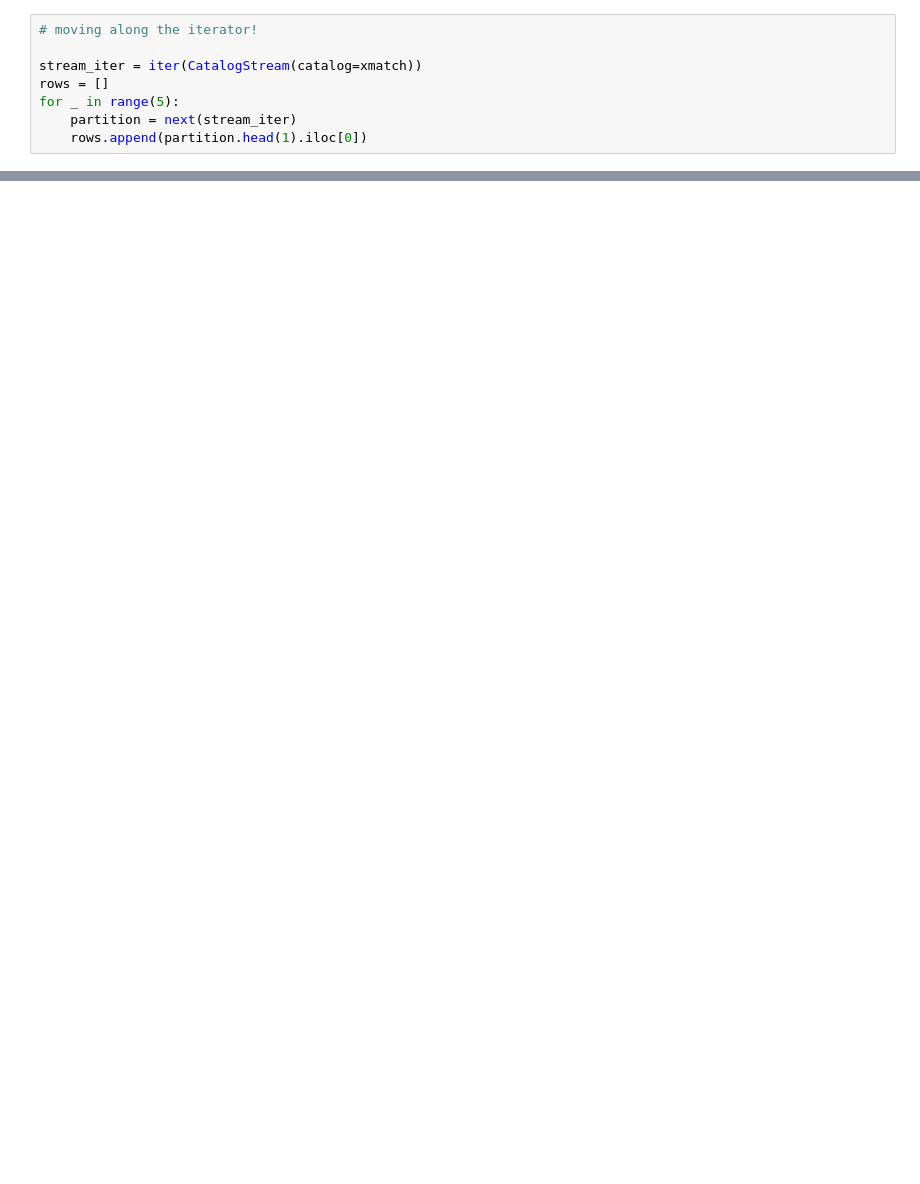
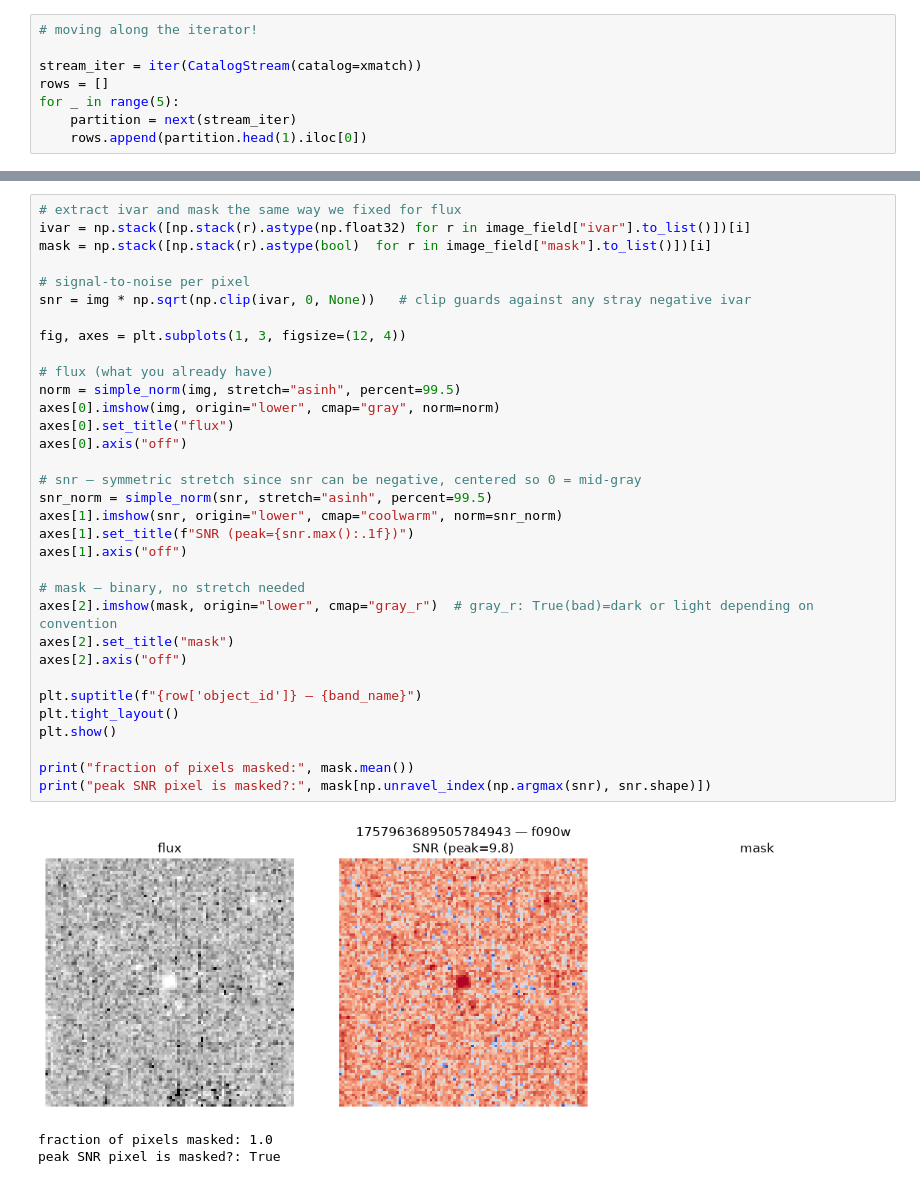
Before and after one commit to Infonioknight/Astrobridge-Meddling, a Jupyter notebook: sandbox.ipynb, the cells around one changed output, grey strips where cells are left out. Drawn from its saved outputs; the diff is of its cells as text; blank space fills up the shorter version.

```diff
--- a/sandbox.ipynb
+++ b/sandbox.ipynb
@@ -166,0 +185,37 @@ s
+# %%
+# extract ivar and mask the same way we fixed for flux
+ivar = np.stack([np.stack(r).astype(np.float32) for r in image_field["ivar"].to_list()])[i]
+mask = np.stack([np.stack(r).astype(bool)  for r in image_field["mask"].to_list()])[i]
+
+# signal-to-noise per pixel
+snr = img * np.sqrt(np.clip(ivar, 0, None))   # clip guards against any stray negative ivar
+
+fig, axes = plt.subplots(1, 3, figsize=(12, 4))
+
+# flux (what you already have)
+norm = simple_norm(img, stretch="asinh", percent=99.5)
+axes[0].imshow(img, origin="lower", cmap="gray", norm=norm)
+axes[0].set_title("flux")
+axes[0].axis("off")
+
+# snr — symmetric stretch since snr can be negative, centered so 0 = mid-gray
+snr_norm = simple_norm(snr, stretch="asinh", percent=99.5)
+axes[1].imshow(snr, origin="lower", cmap="coolwarm", norm=snr_norm)
+axes[1].set_title(f"SNR (peak={snr.max():.1f})")
+axes[1].axis("off")
+
+# mask — binary, no stretch needed
+axes[2].imshow(mask, origin="lower", cmap="gray_r")  # gray_r: True(bad)=dark or light depending on convention
+axes[2].set_title("mask")
+axes[2].axis("off")
+
+plt.suptitle(f"{row['object_id']} — {band_name}")
+plt.tight_layout()
+plt.show()
+
+print("fraction of pixels masked:", mask.mean())
+print("peak SNR pixel is masked?:", mask[np.unravel_index(np.argmax(snr), snr.shape)])
+# %% [output]
+[figure, added]
+fraction of pixels masked: 1.0
+peak SNR pixel is masked?: True
```
Also changed, not shown: parts of 12 cells of this notebook, 28 other files.
